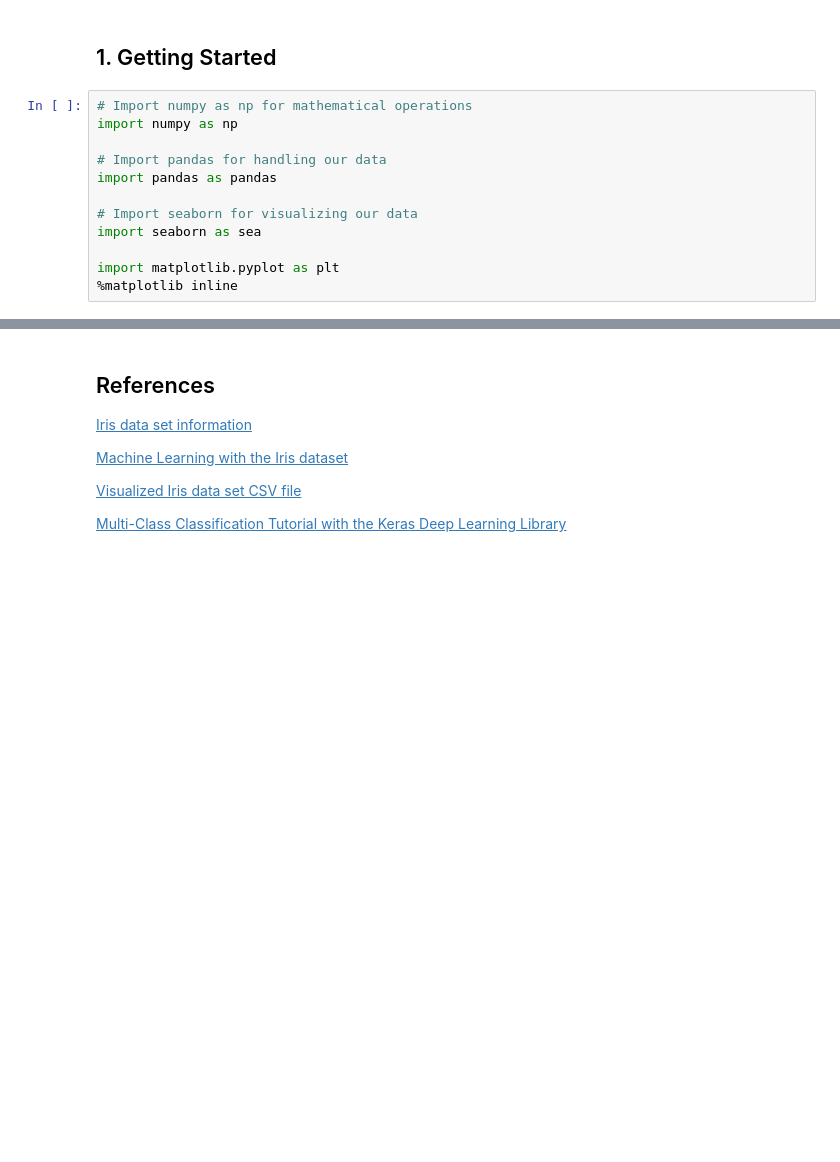
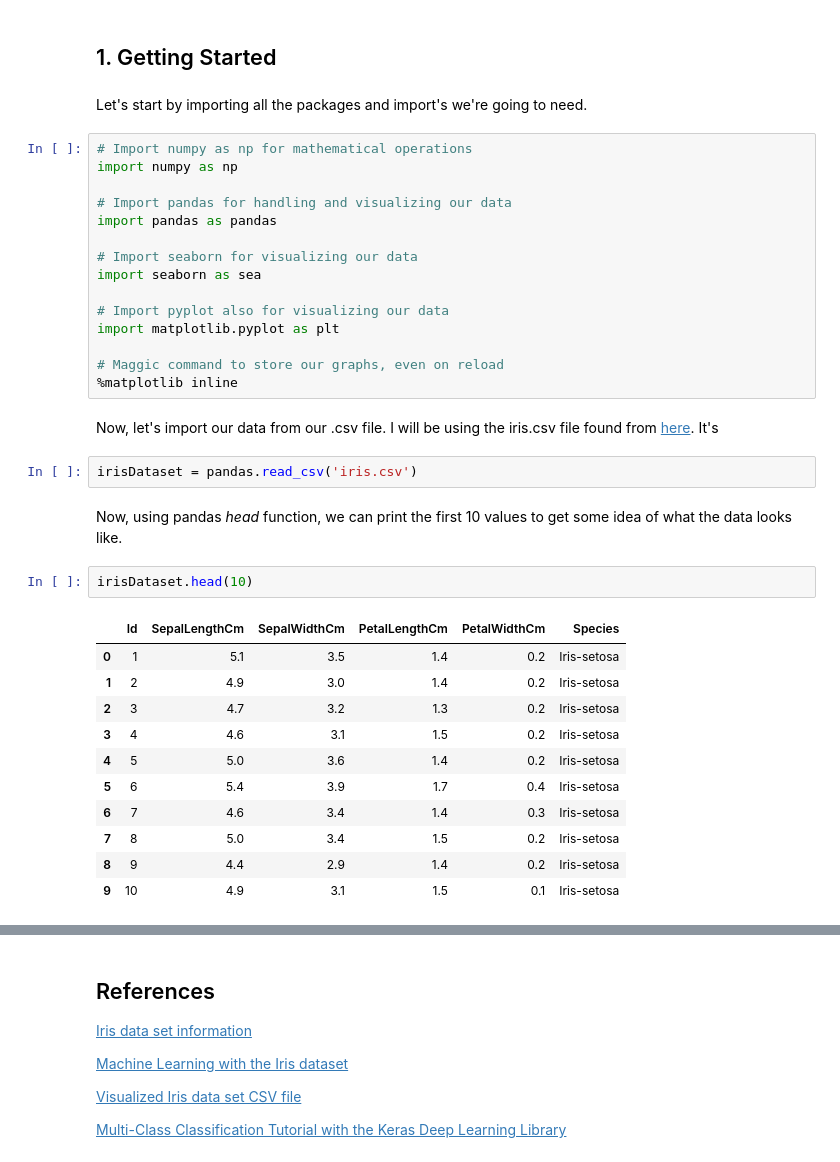
Before and after one commit to EddieEldridge/EmergingTechnologies, a Jupyter notebook: iris-dataset.ipynb, the cells around one changed output, grey strips where cells are left out. Saved outputs shown, nothing was run; the diff lists cells and outputs as text; blank space fills up the shorter version.

```diff
--- a/iris-dataset.ipynb
+++ b/iris-dataset.ipynb
@@ -23,14 +23,39 @@ The objective of this notebook is to classify this iris data set in such a way t
 # %% [markdown]
 <h2> 1. Getting Started</h2>
+# %% [markdown]
+Let's start by importing all the packages and import's we're going to need.
 # %%
 # Import numpy as np for mathematical operations
 import numpy as np
 
-# Import pandas for handling our data
+# Import pandas for handling and visualizing our data
 import pandas as pandas
 
 # Import seaborn for visualizing our data
 import seaborn as sea
 
+# Import pyplot also for visualizing our data
 import matplotlib.pyplot as plt
+
+# Maggic command to store our graphs, even on reload
 %matplotlib inline
+# %% [markdown]
+Now, let's import our data from our .csv file. I will be using the iris.csv file found from [here](https://www.kaggle.com/jchen2186/machine-learning-with-iris-dataset/data). It's
+# %%
+irisDataset = pandas.read_csv('iris.csv')
+# %% [markdown]
+Now, using pandas <i>head</i> function, we can print the first 10 values to get some idea of what the data looks like.
+# %%
+irisDataset.head(10)
+# %% [output]
+|  | Id | SepalLengthCm | SepalWidthCm | PetalLengthCm | PetalWidthCm | Species |
+| 0 | 1 | 5.1 | 3.5 | 1.4 | 0.2 | Iris-setosa |
+| 1 | 2 | 4.9 | 3.0 | 1.4 | 0.2 | Iris-setosa |
+| 2 | 3 | 4.7 | 3.2 | 1.3 | 0.2 | Iris-setosa |
+| 3 | 4 | 4.6 | 3.1 | 1.5 | 0.2 | Iris-setosa |
+| 4 | 5 | 5.0 | 3.6 | 1.4 | 0.2 | Iris-setosa |
+| 5 | 6 | 5.4 | 3.9 | 1.7 | 0.4 | Iris-setosa |
+| 6 | 7 | 4.6 | 3.4 | 1.4 | 0.3 | Iris-setosa |
+| 7 | 8 | 5.0 | 3.4 | 1.5 | 0.2 | Iris-setosa |
+| 8 | 9 | 4.4 | 2.9 | 1.4 | 0.2 | Iris-setosa |
+| 9 | 10 | 4.9 | 3.1 | 1.5 | 0.1 | Iris-setosa |
```
Also changed, not shown: parts of 2 cells of this notebook, 1 other file.
